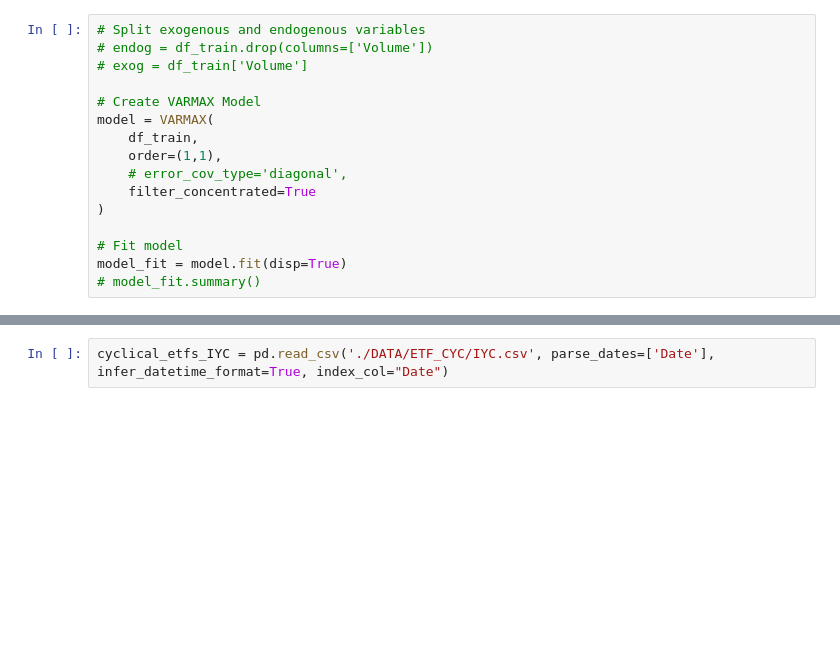
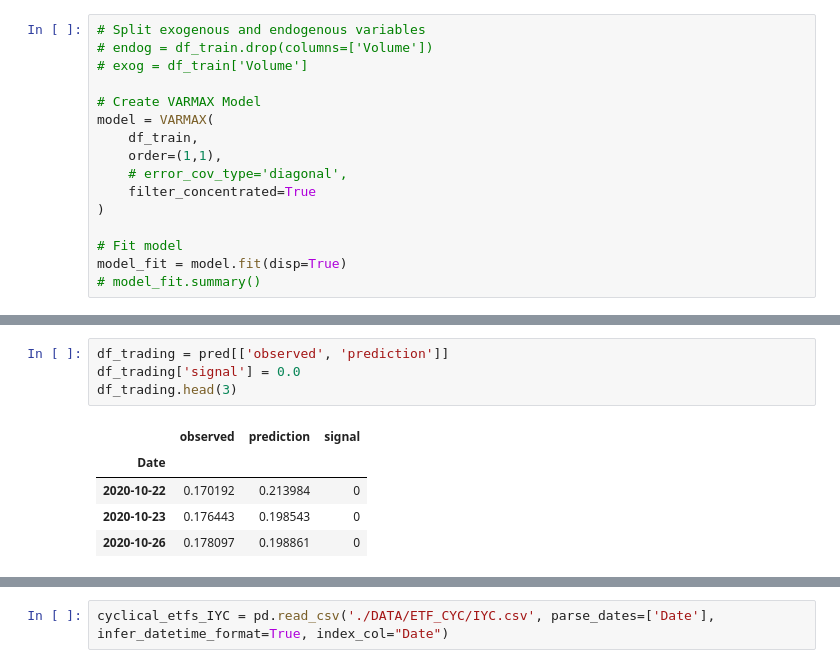
Before and after one commit to lrb924/Predicted_Volatility, a Jupyter notebook: alec_varmax.ipynb, the cells around one changed output, grey strips where cells are left out. Drawn from its saved outputs; the diff is of its cells as text; blank space fills up the shorter version.

Commit message:
Started trading signals

```diff
--- a/alec_varmax.ipynb
+++ b/alec_varmax.ipynb
@@ -217,0 +230,10 @@ df_DJI_test['Close'].plot(figsize=(20,5), title=('DJI Close'));
+# %%
+df_trading = pred[['observed', 'prediction']]
+df_trading['signal'] = 0.0
+df_trading.head(3)
+# %% [output]
+|  | observed | prediction | signal |
+| Date |  |  |  |
+| 2020-10-22 | 0.170192 | 0.213984 | 0 |
+| 2020-10-23 | 0.176443 | 0.198543 | 0 |
+| 2020-10-26 | 0.178097 | 0.198861 | 0 |
```
Also changed, not shown: parts of 18 cells of this notebook.
